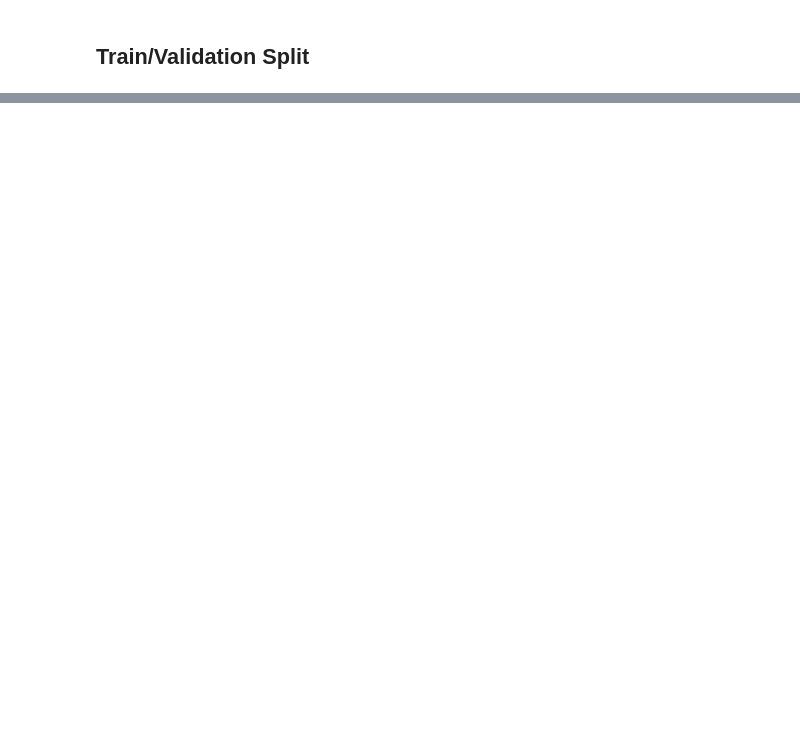
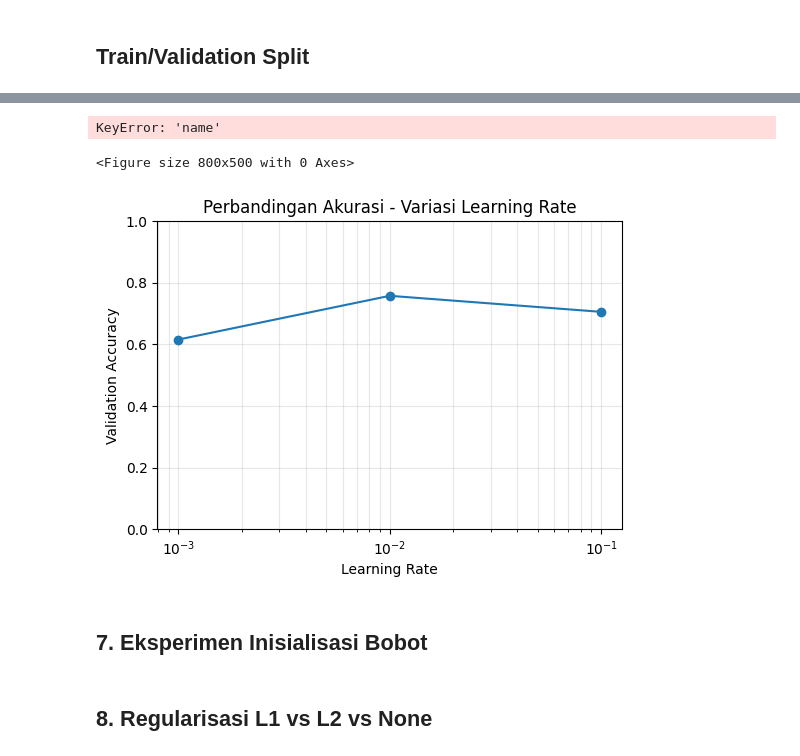
Before and after one commit to Aramazaya/Aram-Intelligence-3.0, a Jupyter notebook: src/Notebook.ipynb, the cells around one changed output, grey strips where cells are left out. Saved outputs shown, nothing was run; the diff lists cells and outputs as text; code cells hidden in the pictures; blank space fills up the shorter version.

```diff
--- a/src/Notebook.ipynb
+++ b/src/Notebook.ipynb
@@ -230,0 +392,15 @@ print(np.unique(y_pred, return_counts=True))
+# %%
+learning_rates = [0.001, 0.01, 0.1]
+results_lr = []
+
+for lr in learning_rates:
+    print(f"Training dengan learning rate = {lr}")
+    model, y_val_pred_raw, y_val_pred, acc, _ = train_ffnn_config(
+        learning_rate = lr
+    )
+    results_lr.append(
+        {"lr": lr, "model": model,
+         "y_val_pred_raw": y_val_pred_raw,
+         "y_val_pred": y_val_pred, "acc": acc, "history": _}
+    )
+    print(f"  Validation accuracy: {acc:.4f}")
@@ -230,0 +425,37 @@ print(np.unique(y_pred, return_counts=True))
+# %%
+plt.figure(figsize=(8, 5))
+for res in results_lr:
+    hist = res["history"]
+    epochs_range = range(1, len(hist["train_loss"]) + 1)
+    plt.plot(epochs_range, hist["train_loss"], label=f"Training Loss")
+    if hist["val_loss"]:
+        plt.plot(epochs_range, hist["val_loss"], linestyle="--", label=f"Validation Loss")
+plt.xlabel("Epoch")
+plt.ylabel("Loss")
+plt.title("Training vs Validation Loss (semua variasi)")
+plt.legend()
+plt.grid(True, alpha=0.3)
+plt.tight_layout()
+plt.show()
+# %% [output]
+KeyError: 'name'
+<Figure size 800x500 with 0 Axes>
+# %%
+# Plot akurasi untuk variasi learning rate
+
+lrs = [r["lr"] for r in results_lr]
+accs = [r["acc"] for r in results_lr]
+
+plt.figure(figsize=(6, 4))
+plt.plot(lrs, accs, marker="o")
+plt.xscale("log")
+plt.xlabel("Learning Rate")
+plt.ylabel("Validation Accuracy")
+plt.title("Perbandingan Akurasi - Variasi Learning Rate")
+plt.ylim(0, 1)
+plt.grid(True, which="both", axis="both", alpha=0.3)
+plt.show()
+# %% [output]
+[figure, added]
+# %% [markdown]
+## 7. Eksperimen Inisialisasi Bobot
@@ -230,0 +504,2 @@ print(np.unique(y_pred, return_counts=True))
+# %% [markdown]
+## 8. Regularisasi L1 vs L2 vs None
```
Also changed, not shown: parts of 32 cells of this notebook.
